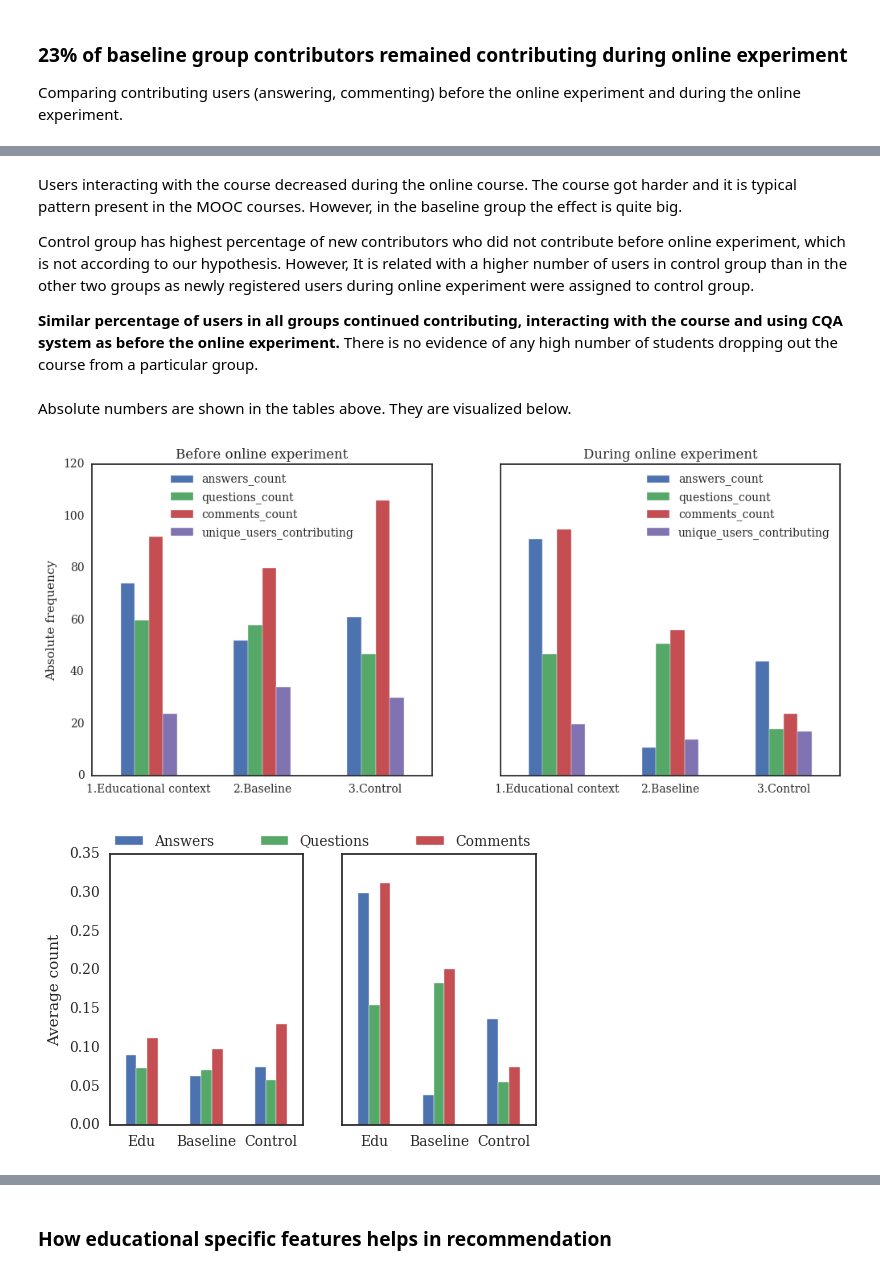
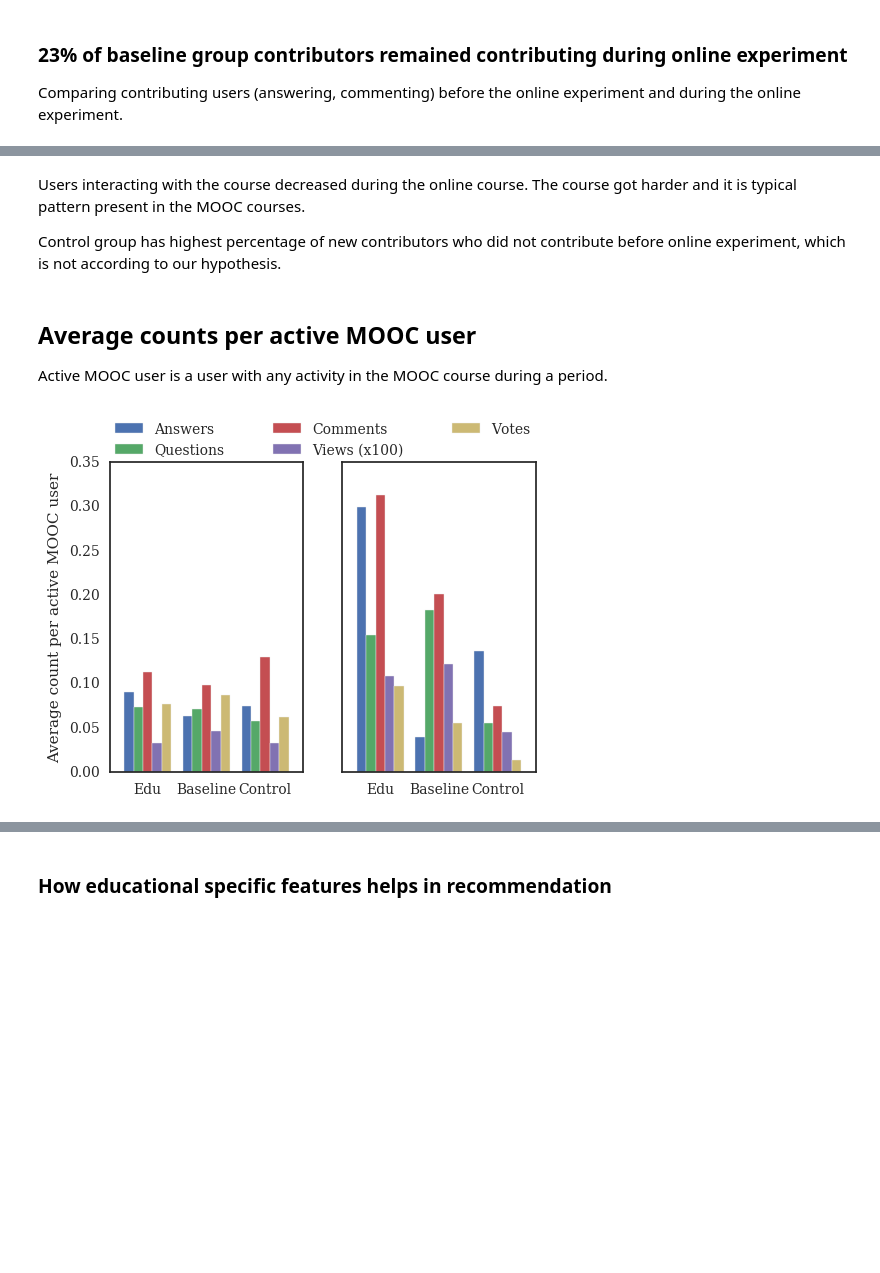
Before and after one commit to dmacjam/dp-analysis-evaluation, a Jupyter notebook: Online Evaluation.ipynb, the cells around one changed output, grey strips where cells are left out. Saved outputs shown, nothing was run; the diff lists cells and outputs as text; code cells hidden in the pictures; blank space fills up the shorter version.

````diff
--- a/Online Evaluation.ipynb
+++ b/Online Evaluation.ipynb
@@ -52,7 +53,7 @@ for i in lenght(sorted_users):
       ab_group[(i % 3) +1] <- sorted_users[i]
 ```
 # %%
-ab_groups =  psql.read_sql("""SELECT id as ab_group_id, value as "Name" FROM ab_groups""", connection)
+ab_groups =  psql.read_sql("""SELECT id as ab_group_id, value as "ab_group" FROM ab_groups""", connection)
 user_groups = psql.read_sql("""SELECT g.id, g.value as "Name", COUNT(*) as "User count" FROM ab_groupings ab
                          JOIN ab_groups g ON g.id=ab.ab_group_id GROUP BY g.id ORDER BY g.id""", connection)
 user_groups
@@ -209,13 +177,14 @@ Note: Deletion of some questions by users might cause the difference between rec
 ### Answers count before and during online experiment
 # %%
 answers_end = psql.read_sql("SELECT a.author_id, ab.ab_group_id, q.id FROM answers a JOIN ab_groupings ab ON a.author_id = ab.user_id "+
-                          "JOIN questions q ON q.id=a.question_id WHERE a.created_at >= '2016-11-14' AND q.created_at <= '2017-01-02' AND q.deleted=false", connection)
+                          "JOIN questions q ON q.id=a.question_id WHERE a.created_at >= '2016-11-14' AND q.created_at <= '2017-01-02' AND q.deleted=false AND q.category_id <> 2", connection)
 answers_start = psql.read_sql("SELECT a.author_id, ab.ab_group_id, q.id FROM answers a JOIN ab_groupings ab ON a.author_id = ab.user_id "+
-                          "JOIN questions q ON q.id=a.question_id WHERE a.created_at < '2016-11-14' AND q.created_at >= '2016-09-26' AND q.deleted=false", connection)
+                          "JOIN questions q ON q.id=a.question_id WHERE a.created_at < '2016-11-14' AND q.created_at >= '2016-09-26' AND q.deleted=false AND q.category_id <> 2", connection)
 
 print("Answers absolute counts:")
 print("\tbefore online experiment: \t%d" % answers_start.shape[0])
 print("\tduring online experiment: \t%d" % answers_end.shape[0])
+print("\ttotal: \t\t\t\t%d" % (answers_end.shape[0] + answers_start.shape[0]))
 # %% [output]
 Answers absolute counts:
         before online experiment:       187
@@ -240,10 +285,14 @@ Coments absolute counts:
 # %% [markdown]
 Interaction with the course means browsing the course content. Limitations: some users have blocked Javascript.
 # %%
-interaction_end = psql.read_sql("SELECT l.lister_id, ab.ab_group_id FROM lists l JOIN ab_groupings ab ON l.lister_id = ab.user_id "+
-                          "WHERE l.created_at >= '2016-11-14'  AND l.created_at <= '2017-01-02'", connection)
-interaction_start = psql.read_sql("SELECT l.lister_id, ab.ab_group_id FROM lists l JOIN ab_groupings ab ON l.lister_id = ab.user_id "+
-                          "WHERE l.created_at < '2016-11-14' AND l.created_at >= '2016-09-26'", connection)
+interaction_end = psql.read_sql("""
+SELECT l.lister_id, ab.ab_group_id FROM lists l JOIN ab_groupings ab ON l.lister_id = ab.user_id
+WHERE l.created_at >= '2016-11-14' AND l.created_at <= '2017-01-02'
+""", connection)
+interaction_start = psql.read_sql("""
+SELECT l.lister_id, ab.ab_group_id FROM lists l JOIN ab_groupings ab ON l.lister_id = ab.user_id
+WHERE l.created_at < '2016-11-14' AND l.created_at >= '2016-09-26'
+""", connection)
 
 print("Course interactions:")
 print("\tbefore online experiment: \t%d" % interaction_start.shape[0])
@@ -531,50 +630,48 @@ From users using CQA system before online experiment, how many continued using C
          Baseline recommendation:                       62 from 237     = 26.16%
          Control group:                                 50 from 215     = 23.26%
 # %% [markdown]
-Users interacting with the course decreased during the online course. The course got harder and it is typical pattern present in the MOOC courses. However, in the baseline group the effect is quite big.
+Users interacting with the course decreased during the online course. The course got harder and it is typical pattern present in the MOOC courses.
 
-Control group has highest percentage of new contributors who did not contribute before online experiment, which is not according to our hypothesis. However, It is related with a higher number of users in control group than in the other two groups as newly registered users during online experiment were assigned to control group.
-
-**Similar percentage of users in all groups continued contributing, interacting with the course and using CQA system as before the online experiment.** There is no evidence of any high number of students dropping out the course from a particular group.
+Control group has highest percentage of new contributors who did not contribute before online experiment, which is not according to our hypothesis.
-# %% [markdown]
-Absolute numbers are shown in the tables above. They are visualized below.
+# %% [markdown]
+## Average counts per active MOOC user
+Active MOOC user is a user with any activity in the MOOC course during a period.
 # %%
-fig, (ax1, ax2) = plt.subplots(ncols=2, sharey=True, figsize=(12,5))
-start_df.groupby('ab_group')["answers_count", "questions_count", "comments_count", "unique_users_contributing"].sum().plot(ax=ax1, kind="bar", title="Before online experiment", rot=0)
-ax1.set(xlabel='', ylabel='Absolute frequency')
-
-end_df.groupby('ab_group')["answers_count", "questions_count", "comments_count", "unique_users_contributing"].sum().plot(ax=ax2, kind="bar", title="During online experiment", rot=0)
-ax2.set(xlabel='', ylabel='Absolute frequency')
-
 # Normalization by number of active users
 start_df['questions_count_per_user']= start_df['questions_count'] / start_df['unique_users_interacting']
 start_df['answers_count_per_user']= start_df['answers_count'] / start_df['unique_users_interacting']
 start_df['comments_count_per_user']= start_df['comments_count'] / start_df['unique_users_interacting']
 start_df['users_contributing_per_user']= start_df['unique_users_contributing'] / start_df['unique_users_interacting']
+start_df['interactions_count_per_user']= start_df['interactions_count'] / (1000*start_df['unique_users_interacting'])
+start_df['views_count_per_user']= start_df['views_count'] / (100*start_df['unique_users_interacting'])
+start_df['votes_count_per_user']= start_df['votes_count'] / start_df['unique_users_interacting']
+
 end_df['questions_count_per_user']= end_df['questions_count'] / end_df['unique_users_interacting']
 end_df['answers_count_per_user']= end_df['answers_count'] / end_df['unique_users_interacting']
 end_df['comments_count_per_user']= end_df['comments_count'] / end_df['unique_users_interacting']
 end_df['users_contributing_per_user']= end_df['unique_users_contributing'] / end_df['unique_users_interacting']
+end_df['interactions_count_per_user']= end_df['interactions_count'] / (1000*end_df['unique_users_interacting'])
+end_df['views_count_per_user']= end_df['views_count'] / (100*end_df['unique_users_interacting'])
+end_df['votes_count_per_user']= end_df['votes_count'] / end_df['User count']
 
 fig, (ax1, ax2) = plt.subplots(ncols=2, sharey=True)
-start_df.groupby('ab_group')["answers_count_per_user", "questions_count_per_user", "comments_count_per_user"].sum()\
-    .plot(kind="bar", ax=ax1, rot=0, legend=None)
-ax1.set(xlabel='', ylabel='Average count')
+start_df.groupby(['ab_group_id', 'ab_group'])["answers_count_per_user", "questions_count_per_user", "comments_count_per_user", "views_count_per_user", "votes_count_per_user"].sum()\
+    .plot(kind="bar", ax=ax1, rot=0, legend=None, width=0.8)
+ax1.set(xlabel='', ylabel='Average count per active MOOC user')
 ax1.set_xticklabels(["Edu", "Baseline", "Control"])
 #handles, labels = ax1.get_legend_handles_labels()
 #ax1.legend(handles, ["Answers","Questions","Comments"], loc='upper right')
 
-end_df.groupby('ab_group')["answers_count_per_user", "questions_count_per_user", "comments_count_per_user"].sum()\
-    .plot(kind="bar", ax=ax2, rot=0)
-ax2.set(xlabel='', ylabel='Average count')
+end_df.groupby(['ab_group_id', 'ab_group'])["answers_count_per_user", "questions_count_per_user", "comments_count_per_user", "views_count_per_user", "votes_count_per_user"].sum()\
+    .plot(kind="bar", ax=ax2, rot=0, width=0.8)
+ax2.set(xlabel='', ylabel='')
 ax2.set_xticklabels(["Edu", "Baseline", "Control"])
 handles, labels = ax2.get_legend_handles_labels()
 #ax2.legend(handles, ["Answers","Questions","Comments"], loc='upper right')
-ax2.legend(handles, ["Answers","Questions","Comments"], bbox_to_anchor=(-1.2, 1.0, 2.2, .102), loc=3,
+ax2.legend(handles, ["Answers","Questions","Comments", "Views (x100)", "Votes"], bbox_to_anchor=(-1.2, 1.0, 2.2, .102), loc=3,
            ncol=3, mode="expand", borderaxespad=0.)
-fig.set_size_inches(5.5, 3.5)
+fig.set_size_inches(5.5, 4.)
 fig.savefig('average-counts.eps', format='eps')
 # %% [output]
-[figure, old version]
+[figure, new version]
-[figure, removed]
 # %% [markdown]
````
Also changed, not shown: parts of 64 cells of this notebook, 1 other file.
